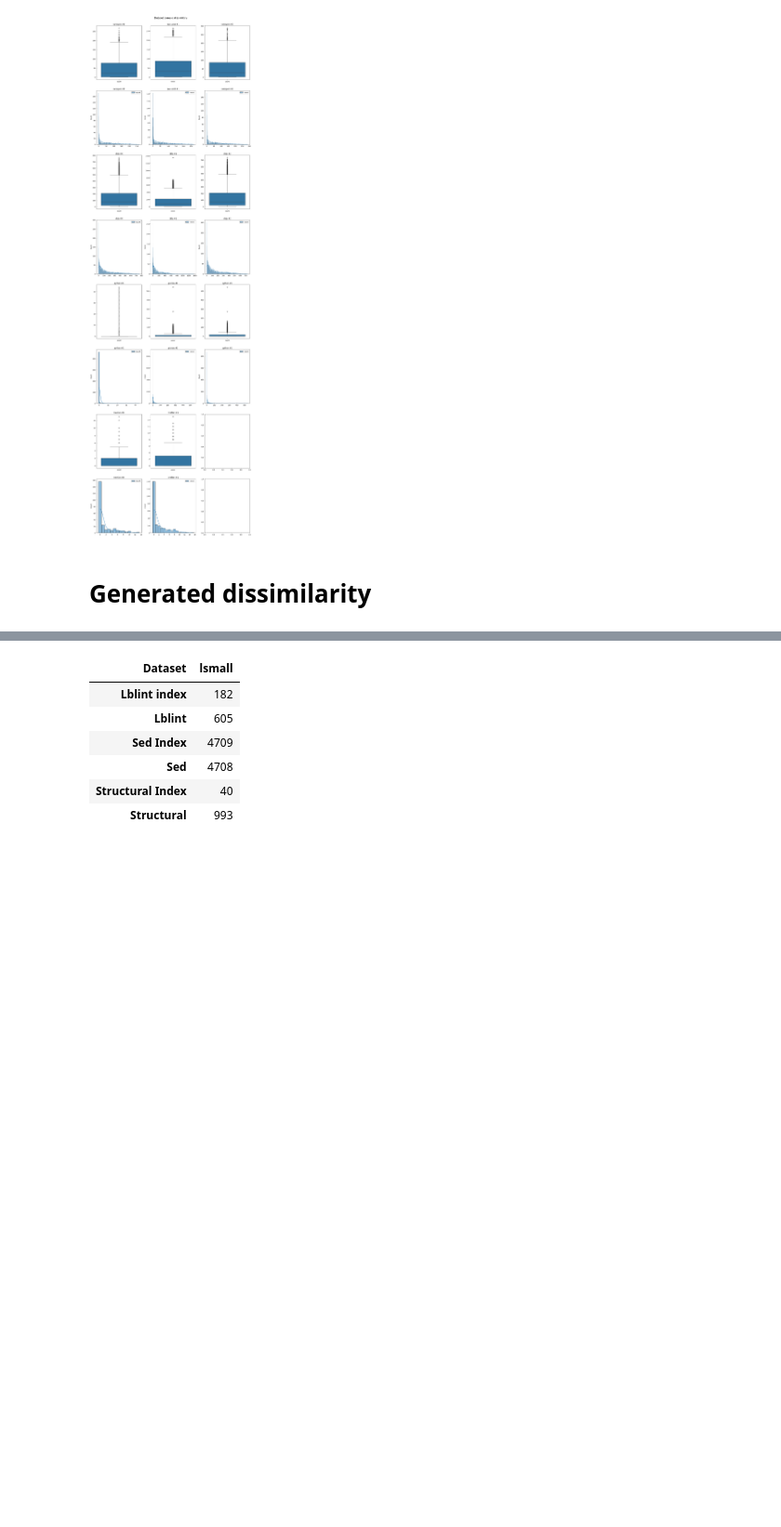
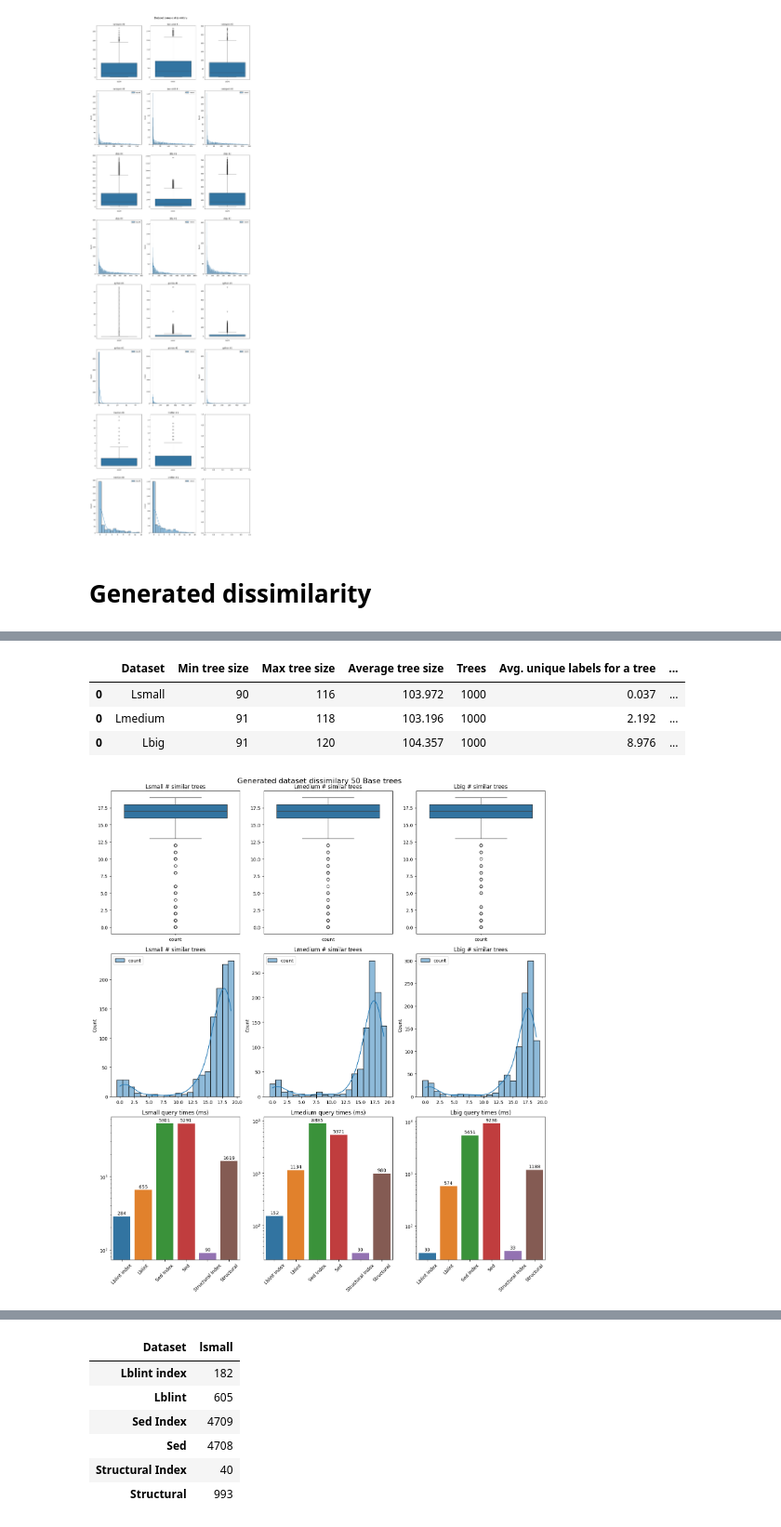
Before and after one commit to LukMRVC/tree-statistics, a Jupyter notebook: TED-viz.ipynb, the cells around one changed output, grey strips where cells are left out. Shown at 93% size. Cells and saved outputs as stored; diff of their text form; code cells hidden in the pictures; blank space fills up the shorter version.

```diff
--- a/TED-viz.ipynb
+++ b/TED-viz.ipynb
@@ -1129,0 +1133,8 @@ display(stats_df)
+# %%
+print_generated_dissimilar('resources/workloads/generated/base-50', '50 Base trees')
+# %% [output]
+|  | Dataset | Min tree size | Max tree size | Average tree size | Trees | Avg. unique labels for a tree | ... |
+| 0 | Lsmall | 90 | 116 | 103.972 | 1000 | 0.037 | ... |
+| 0 | Lmedium | 91 | 118 | 103.196 | 1000 | 2.192 | ... |
+| 0 | Lbig | 91 | 120 | 104.357 | 1000 | 8.976 | ... |
+[figure, added]
```
Also changed, not shown: parts of 8 cells of this notebook, 3 other files.
